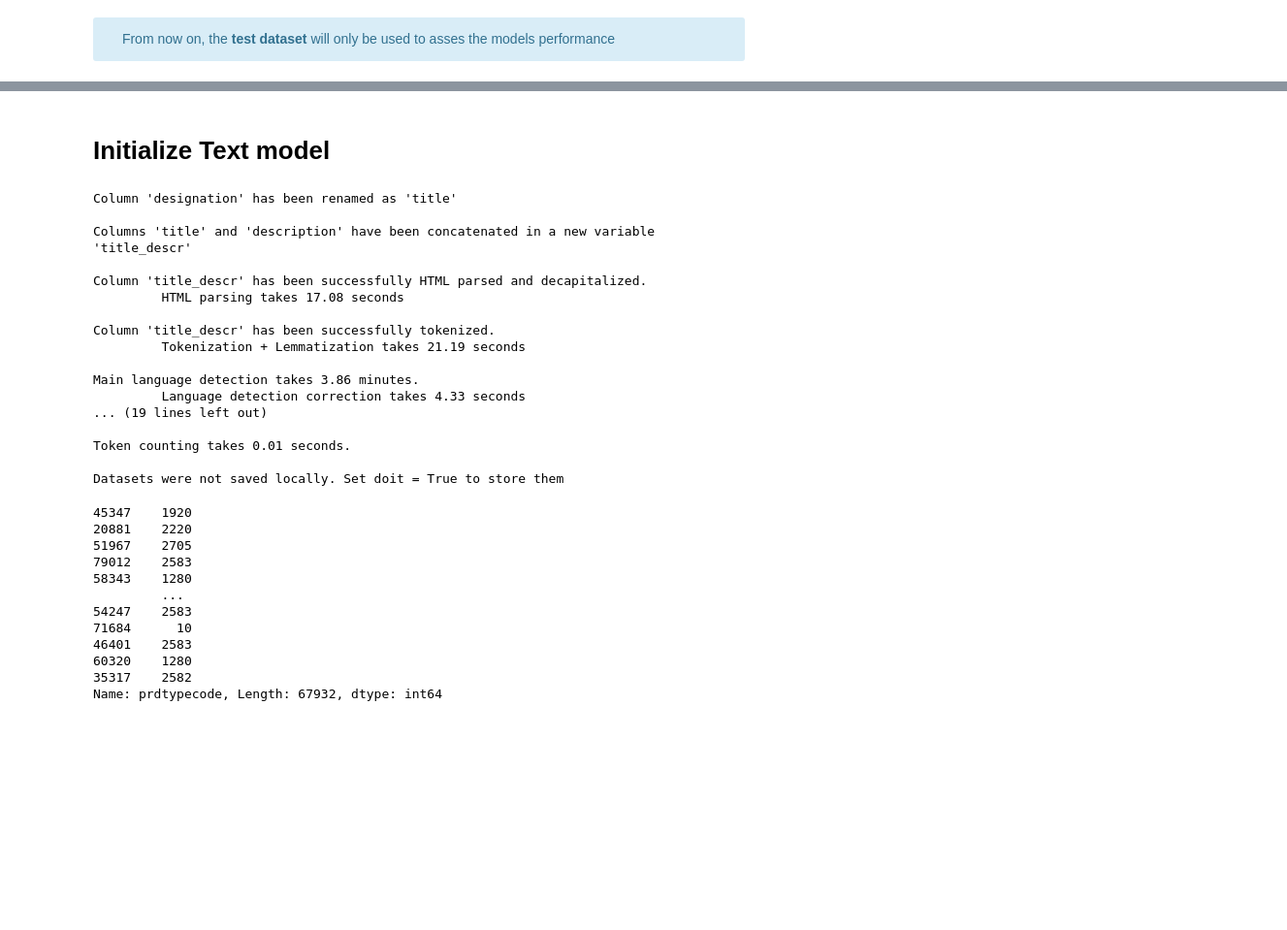
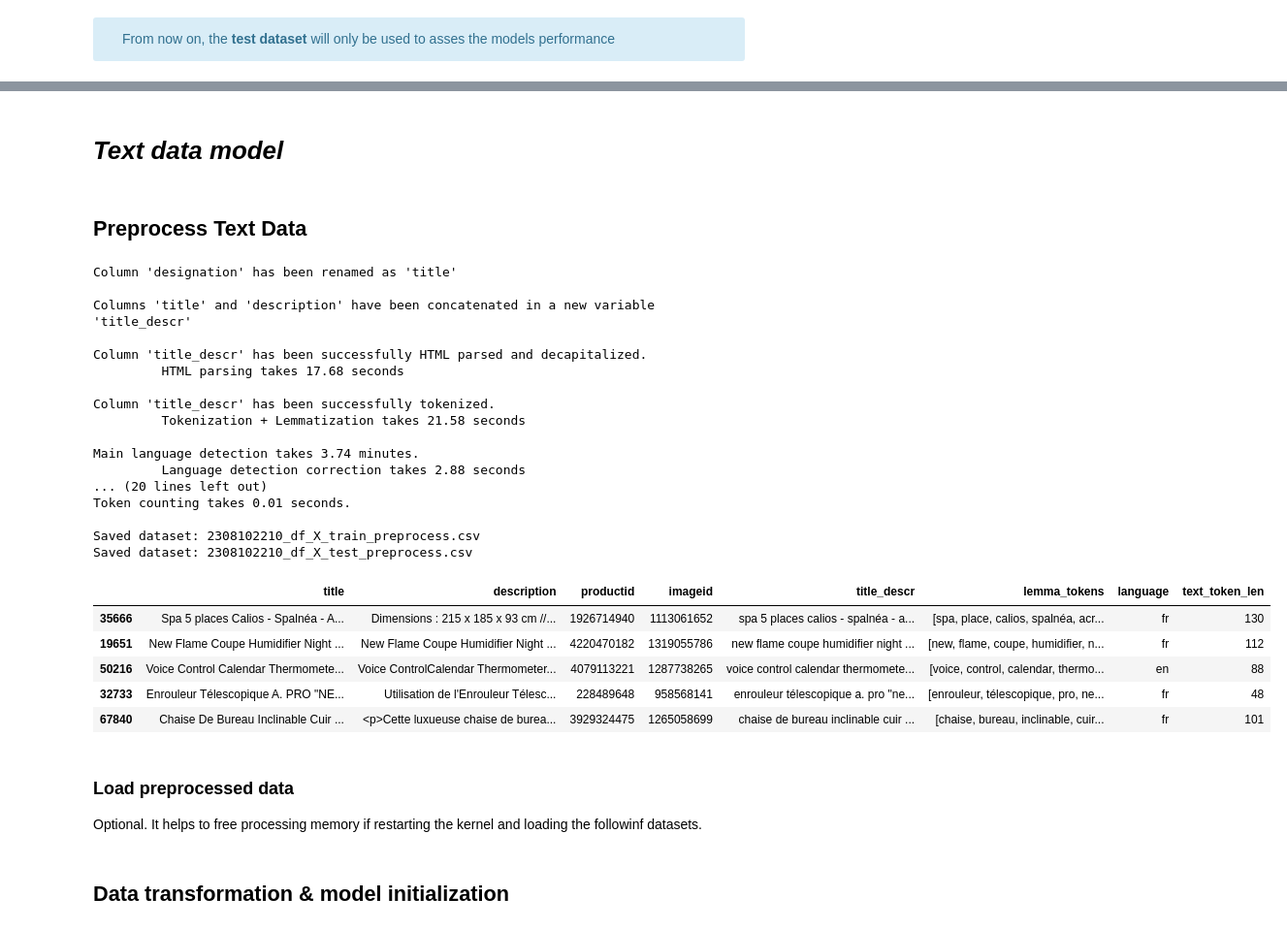
Before and after one commit to RamiroHR/Multimodal-Data-Product-Classification-Model, a Jupyter notebook: Fusion_Model.ipynb, the cells around one changed output, grey strips where cells are left out. Shown at 97% size. Cells and saved outputs as stored; diff of their text form; code cells hidden in the pictures; blank space fills up the shorter version.

Commit message:
Update Fusion Model notebook and tools

```diff
--- a/Fusion_Model.ipynb
+++ b/Fusion_Model.ipynb
@@ -129,45 +127,45 @@ display(df.head())
+# %% [markdown]
+# _Text data model_
 # %% [markdown]
-# Initialize Text model
+## Preprocess Text Data
 # %%
 
-## preprocess datasets:
+## preprocess datasets: Data cleaning & Feature engineering
 
 df_X_train_preprocess = fm.preprocess_text_data(df_X_train, verbose = True)
 df_X_test_preprocess = fm.preprocess_text_data(df_X_test, verbose = True)
 
 fm.save(dataframes = [df_X_train_preprocess, df_X_test_preprocess], \
+             types = ['dataframe', 'dataframe'],
              names = ['df_X_train_preprocess', 'df_X_test_preprocess'], \
-              path = './Preprocessed_data/', doit = False, verbose = True)
+              path = preprocessing_path, doit = True, verbose = True)
 # %% [output]
 Column 'designation' has been renamed as 'title'
 
 Columns 'title' and 'description' have been concatenated in a new variable 'title_descr'
 
 Column 'title_descr' has been successfully HTML parsed and decapitalized.
-         HTML parsing takes 17.08 seconds
+         HTML parsing takes 17.68 seconds
 
 Column 'title_descr' has been successfully tokenized.
-         Tokenization + Lemmatization takes 21.19 seconds
+         Tokenization + Lemmatization takes 21.58 seconds
 
-Main language detection takes 3.86 minutes.
-         Language detection correction takes 4.33 seconds
-... (19 lines left out)
-
+Main language detection takes 3.74 minutes.
+         Language detection correction takes 2.88 seconds
+... (20 lines left out)
 Token counting takes 0.01 seconds.
 
-Datasets were not saved locally. Set doit = True to store them
+Saved dataset: 2308102210_df_X_train_preprocess.csv
+Saved dataset: 2308102210_df_X_test_preprocess.csv
-# %%
-df_y_train.squeeze()
-# %% [output]
-45347    1920
-20881    2220
-51967    2705
-79012    2583
-58343    1280
-         ...
-54247    2583
-71684      10
-46401    2583
-60320    1280
-35317    2582
-Name: prdtypecode, Length: 67932, dtype: int64
+# %%
+df_X_test_preprocess.head()
+# %% [output]
+|  | title | description | productid | imageid | title_descr | lemma_tokens | language | text_token_len |
+| 35666 | Spa 5 places Calios - Spalnéa - A... | Dimensions : 215 x 185 x 93 cm //... | 1926714940 | 1113061652 | spa 5 places calios - spalnéa - a... | [spa, place, calios, spalnéa, acr... | fr | 130 |
+| 19651 | New Flame Coupe Humidifier Night ... | New Flame Coupe Humidifier Night ... | 4220470182 | 1319055786 | new flame coupe humidifier night ... | [new, flame, coupe, humidifier, n... | fr | 112 |
+| 50216 | Voice Control Calendar Thermomete... | Voice ControlCalendar Thermometer... | 4079113221 | 1287738265 | voice control calendar thermomete... | [voice, control, calendar, thermo... | en | 88 |
+| 32733 | Enrouleur Télescopique A. PRO "NE... | Utilisation de l'Enrouleur Télesc... | 228489648 | 958568141 | enrouleur télescopique a. pro "ne... | [enrouleur, télescopique, pro, ne... | fr | 48 |
+| 67840 | Chaise De Bureau Inclinable Cuir ... | <p>Cette luxueuse chaise de burea... | 3929324475 | 1265058699 | chaise de bureau inclinable cuir ... | [chaise, bureau, inclinable, cuir... | fr | 101 |
+# %% [markdown]
+### Load preprocessed data
+Optional. It helps to free processing memory if restarting the kernel and loading the followinf datasets.
@@ -174,3 +179,5 @@ Name: prdtypecode, Length: 67932, dtype: int64
+# %% [markdown]
+## Data transformation & model initialization
 # %%
 ## transform dataset to feed into model
 
```
Also changed, not shown: parts of 58 cells of this notebook, 1 other file.
